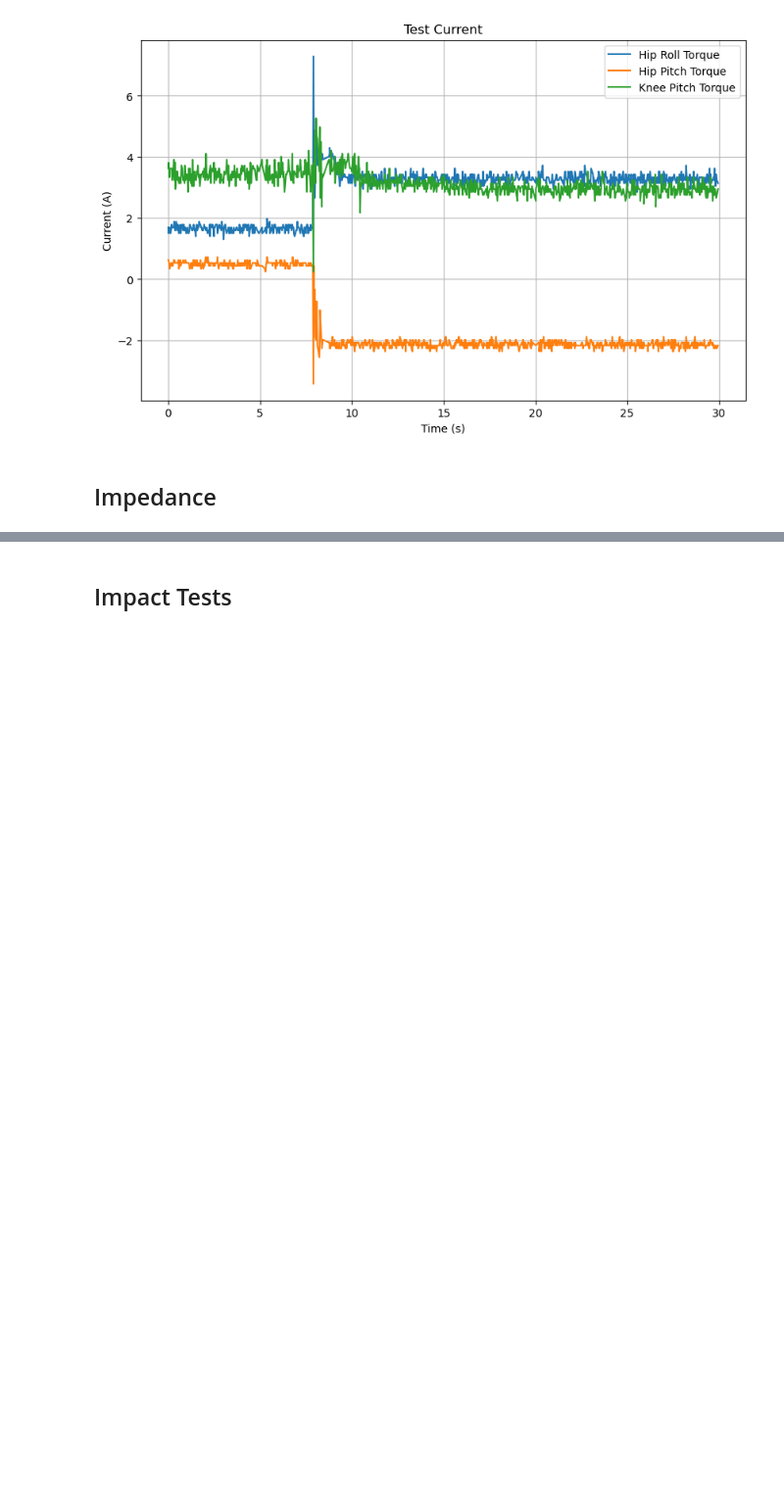
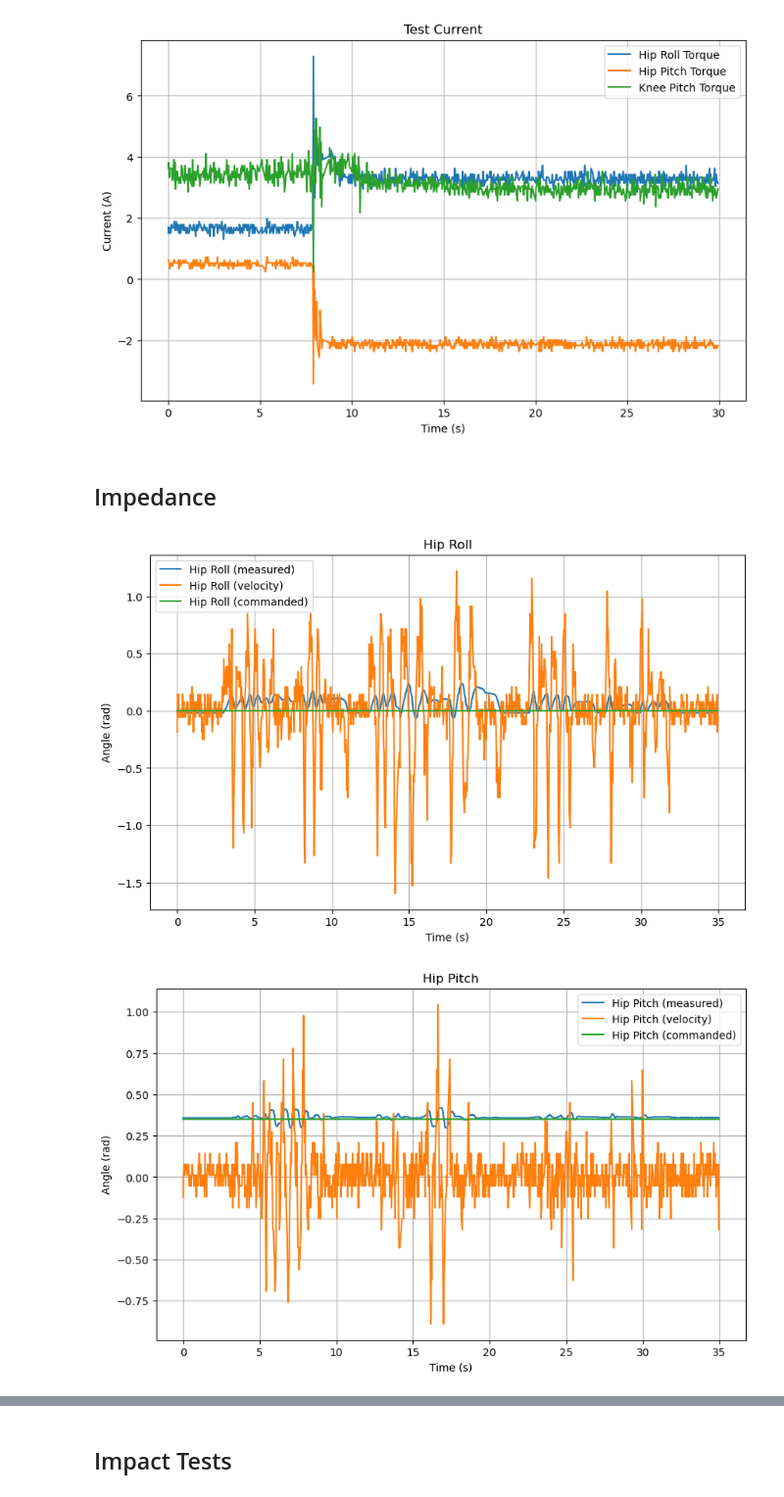
Before and after one commit to samurai-kai/quadruped_design, a Jupyter notebook: testing/plotter.ipynb, the cells around one changed output, grey strips where cells are left out. Shown at 98% size. Drawn from its saved outputs; the diff is of its cells as text; code cells hidden in the pictures; blank space fills up the shorter version.

Commit message:
impedance plots

```diff
--- a/testing/plotter.ipynb
+++ b/testing/plotter.ipynb
@@ -112,16 +112,19 @@ def plot_joint_suite(hip_roll, hip_pitch, knee_pitch, torques, currents,
 # %%
 hip_roll_topic_labels = {
     "/joint_states.position[0]": "Hip Roll (measured)",
+    "/joint_states.velocity[0]": "Hip Roll (velocity)",
     "/static_joints_controller/commands.data[0]": "Hip Roll (commanded)",
 }
 1
 hip_pitch_topic_labels = {
     "/joint_states.position[1]": "Hip Pitch (measured)",
+    "/joint_states.velocity[1]": "Hip Pitch (velocity)",
     "/static_joints_controller/commands.data[1]": "Hip Pitch (commanded)",
 }
 
 knee_pitch_topic_labels = {
     "/joint_states.position[2]": "Knee Pitch (measured)",
+    "/joint_states.velocity[2]": "Knee Pitch (velocity)",
     "/static_joints_controller/commands.data[2]": "Knee Pitch (commanded)",
 }
 
@@ -250,3 +253,25 @@ plot_joint_suite(
 [figure]
 # %% [markdown]
 ## Impedance
+# %%
+hip_roll = pd.read_csv("ImpTests-1-27/Test4/Processed/aligned_hip_roll.csv")
+hip_pitch = pd.read_csv("ImpTests-1-27/Test4/Processed/aligned_hip_pitch.csv")
+knee_pitch = pd.read_csv("ImpTests-1-27/Test4/Processed/aligned_knee_pitch.csv")
+torques = pd.read_csv("ImpTests-1-27/Test4/Processed/aligned_torques.csv")
+currents = pd.read_csv("ImpTests-1-27/Test4/Processed/aligned_current.csv")
+plot_joint_suite(
+    hip_roll,
+    hip_pitch,
+    knee_pitch,
+    torques,
+    currents,
+    hip_roll_topic_labels,
+    hip_pitch_topic_labels,
+    knee_pitch_topic_labels,
+    torque_topic_labels,
+    start=15,
+    end=50,
+)
+# %% [output]
+[figure, added]
+[figure, added]
```
Also changed, not shown: parts of 1 cell of this notebook, 6 other files.
